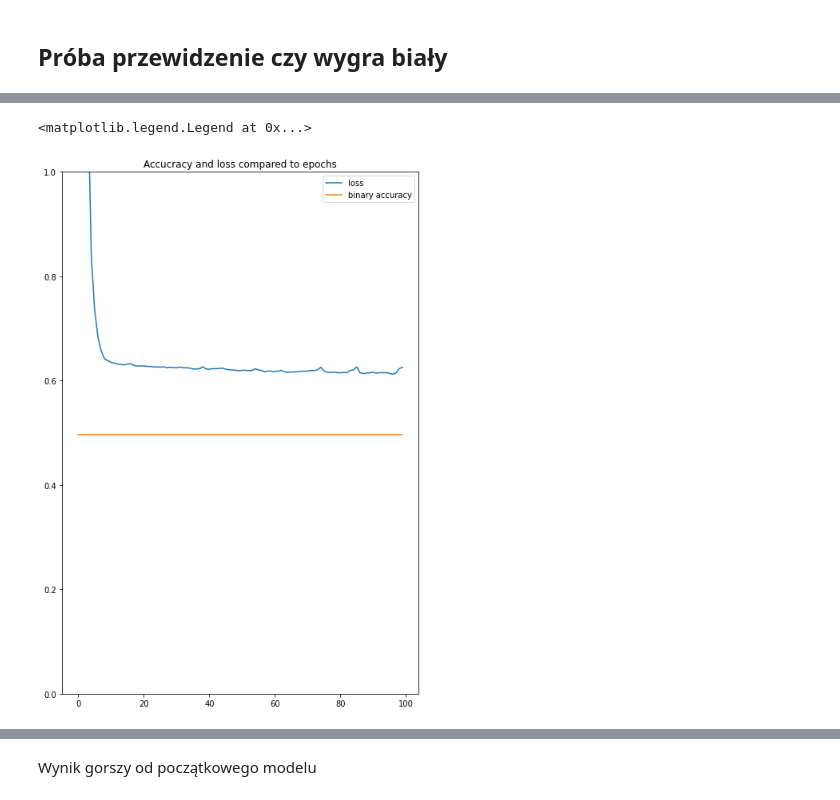
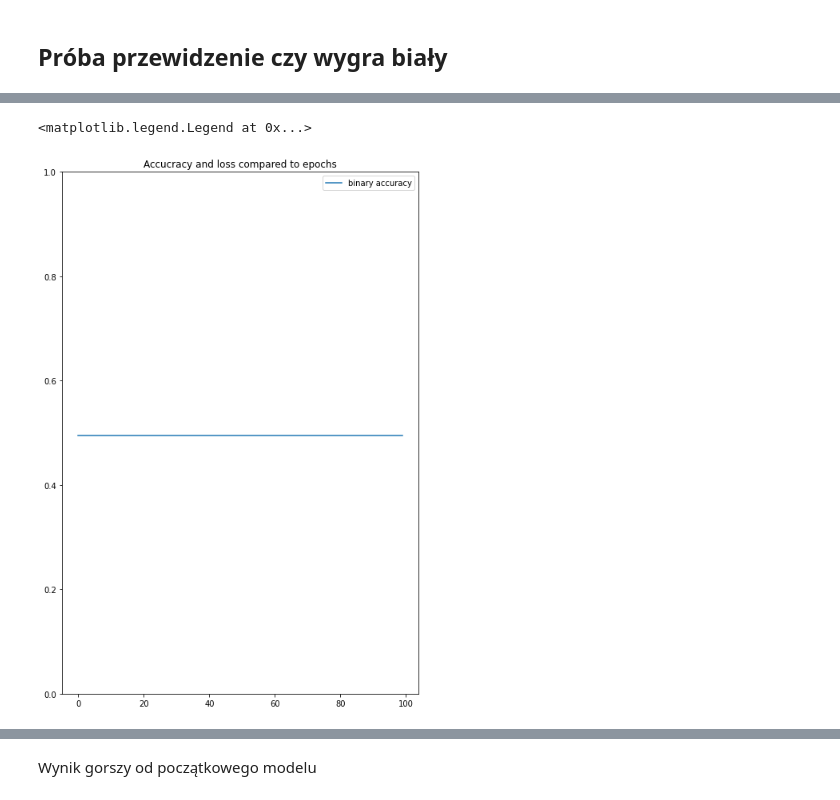
Before and after one commit to sebastiansukiennik01/NeuralNetworksProject, a Jupyter notebook: neuralNetworks.ipynb, the cells around one changed output, grey strips where cells are left out. Cells and saved outputs as stored; diff of their text form; code cells hidden in the pictures.

```diff
--- a/neuralNetworks.ipynb
+++ b/neuralNetworks.ipynb
@@ -220,13 +223,13 @@ Epoch 100/100
 # %%
 plt.figure(figsize=(8,12))
-plt.plot(batch1000.history['loss'], label="loss")
+# plt.plot(batch1000.history['loss'], label="loss")
 plt.plot(batch1000.history['binary_accuracy'], label="binary accuracy")
 plt.title("Accucracy and loss compared to epochs")
 plt.ylim(0, 1)
 plt.legend()
 # %% [output]
 <matplotlib.legend.Legend at 0x...>
-[figure, old version]
+[figure, new version]
 # %%
 model.evaluate(X_test, y_test)
 # %% [output]
```
Also changed, not shown: parts of 16 cells of this notebook.
